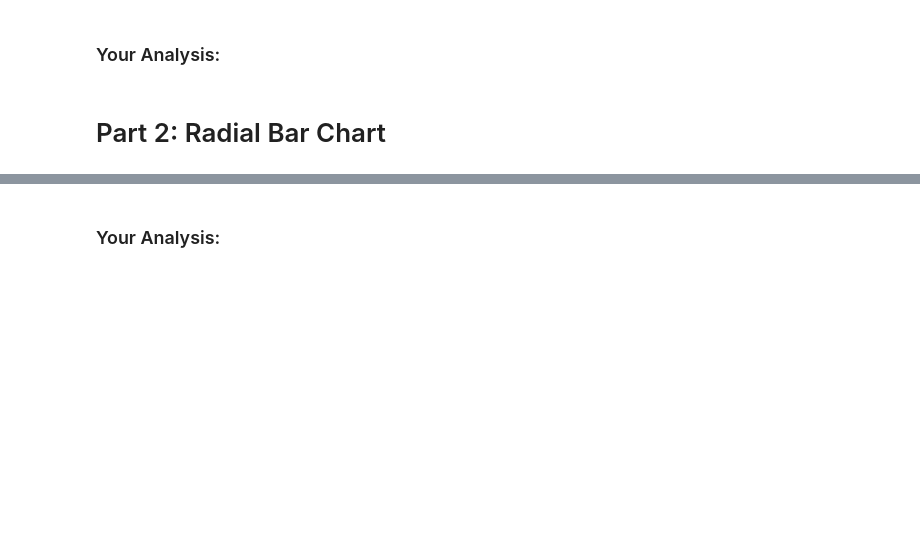
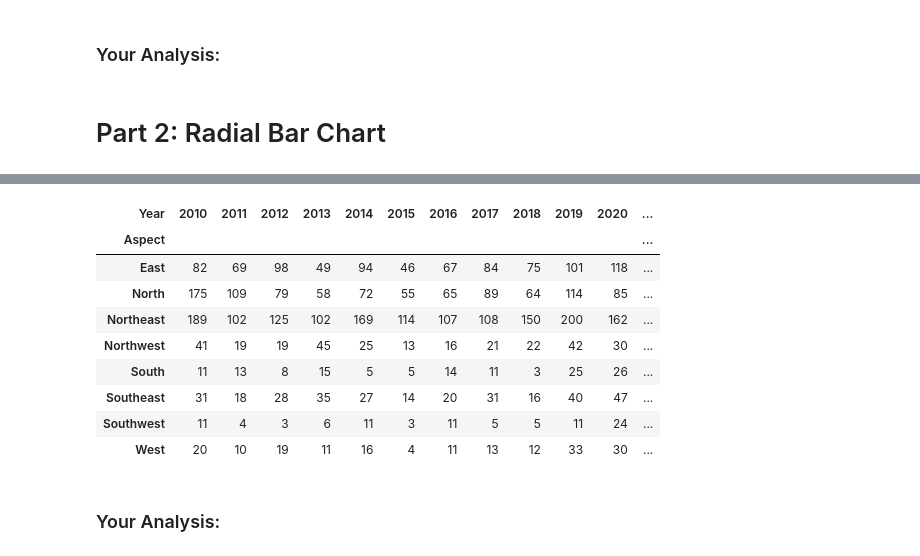
Before and after one commit to logancorrea/Data-Visualization, a Jupyter notebook: Homework/HW02/HW2_Correa.ipynb, the cells around one changed output, grey strips where cells are left out. Saved outputs shown, nothing was run; the diff lists cells and outputs as text; code cells hidden in the pictures; blank space fills up the shorter version.

```diff
--- a/Homework/HW02/HW2_Correa.ipynb
+++ b/Homework/HW02/HW2_Correa.ipynb
@@ -114,3 +112,18 @@ Here is our solution:
+# %%
+# group by aspect and year
+aspect_year = avy_filtered.groupby(['Aspect', 'Year']).size().unstack().fillna(0)---
+display(aspect_year)
+# %% [output]
+| Year | 2010 | 2011 | 2012 | 2013 | 2014 | 2015 | 2016 | 2017 | 2018 | 2019 | 2020 | ... |
+| Aspect |  |  |  |  |  |  |  |  |  |  |  | ... |
+| East | 82 | 69 | 98 | 49 | 94 | 46 | 67 | 84 | 75 | 101 | 118 | ... |
+| North | 175 | 109 | 79 | 58 | 72 | 55 | 65 | 89 | 64 | 114 | 85 | ... |
+| Northeast | 189 | 102 | 125 | 102 | 169 | 114 | 107 | 108 | 150 | 200 | 162 | ... |
+| Northwest | 41 | 19 | 19 | 45 | 25 | 13 | 16 | 21 | 22 | 42 | 30 | ... |
+| South | 11 | 13 | 8 | 15 | 5 | 5 | 14 | 11 | 3 | 25 | 26 | ... |
+| Southeast | 31 | 18 | 28 | 35 | 27 | 14 | 20 | 31 | 16 | 40 | 47 | ... |
+| Southwest | 11 | 4 | 3 | 6 | 11 | 3 | 11 | 5 | 5 | 11 | 24 | ... |
+| West | 20 | 10 | 19 | 11 | 16 | 4 | 11 | 13 | 12 | 33 | 30 | ... |
 # %% [markdown]
 ### Your Analysis:
 # %% [markdown]
```
Also changed, not shown: parts of 1 cell of this notebook.
